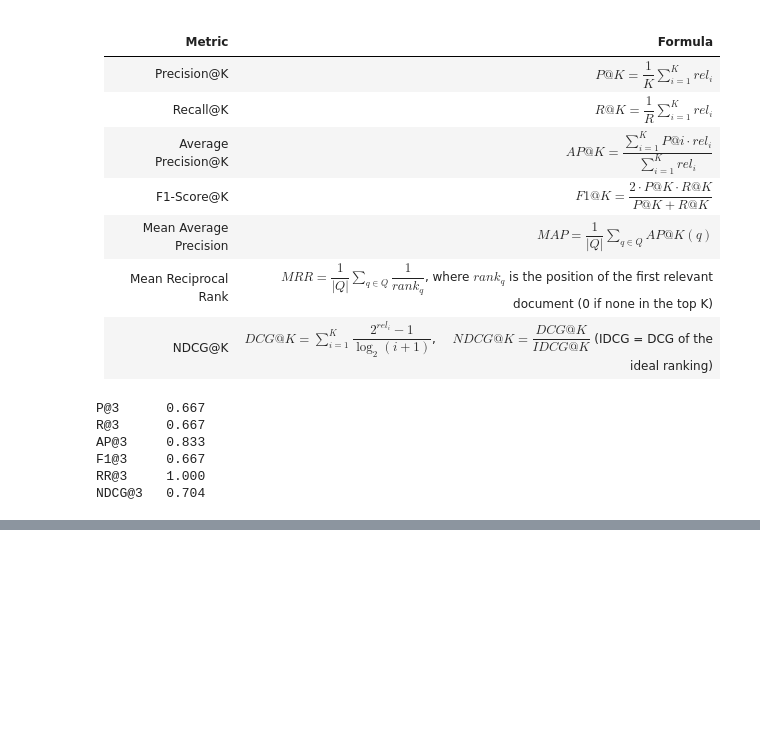
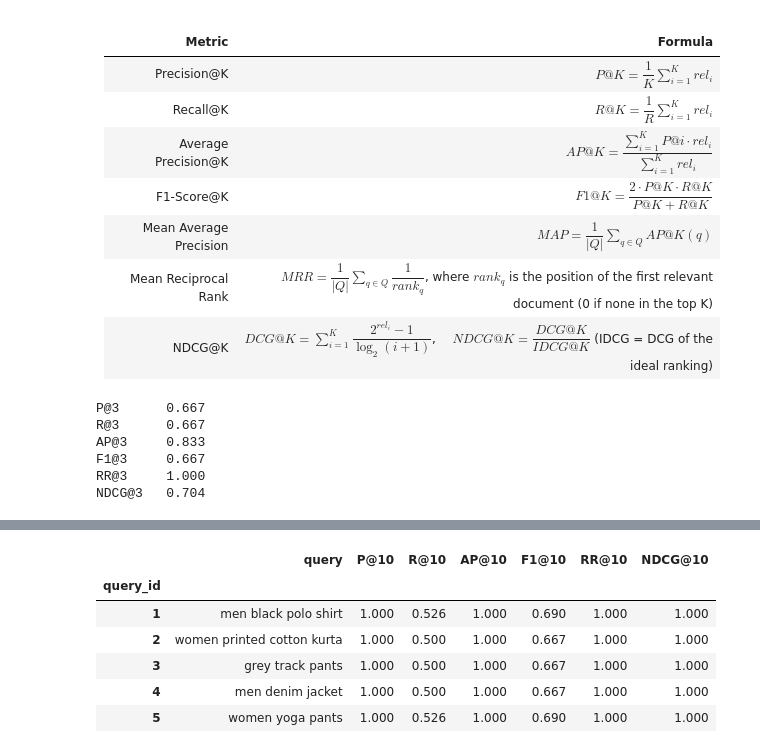
Before and after one commit to Mousemices/R-part1, a Jupyter notebook: project_progress/part_2/02_indexing_evaluation.ipynb, the cells around one changed output, grey strips where cells are left out. Saved outputs shown, nothing was run; the diff lists cells and outputs as text; code cells hidden in the pictures; blank space fills up the shorter version.

Commit message:
Part 2: Evaluation

```diff
--- a/project_progress/part_2/02_indexing_evaluation.ipynb
+++ b/project_progress/part_2/02_indexing_evaluation.ipynb
@@ -543,0 +566,14 @@ NDCG@3   0.704
+# %%
+validation_queries = {
+    1: "women full sleeve sweatshirt cotton",
+    2: "men slim jeans blue"
+}
+# %%
+validation_path = ROOT_DIR / "data" / "validation_labels.csv"
+
+validation = pd.read_csv(validation_path)
+
+print("Shape:", validation.shape)
+print("Columns:", validation.columns.tolist())
+
+display(validation.head())
@@ -543,0 +702,65 @@ NDCG@3   0.704
+# %%
+labels_df = pd.read_csv("custom_query_labels.csv", dtype={"pid": str})
+
+assert labels_df["labels"].notna().all(), "Some labels are missing."
+assert labels_df["labels"].isin([0, 1]).all(), "Labels must be 0 or 1."
+
+custom_queries = [
+    "men black polo shirt",
+    "women printed cotton kurta",
+    "grey track pants",
+    "men denim jacket",
+    "women yoga pants",
+]
+
+K = 10
+evaluation_results = []
+query_evaluations = []
+
+for query_id, query in enumerate(custom_queries, start=1):
+    query_labels = labels_df[labels_df["query_id"] == query_id].copy()
+    query_labels = query_labels.sort_values("rank")
+
+    assert len(query_labels) > 0, f"No labels for query {query_id}"
+    assert (query_labels["query"] == query).all(), "Query mismatch"
+
+    ranked_results = search_tfidf(query, index, idf)
+    score_lookup = dict(ranked_results)
+
+    y_true = query_labels["labels"].astype(int).to_numpy()
+    y_score = query_labels["pid"].map(score_lookup).to_numpy(dtype=float)
+
+    metrics = evaluate_query(y_true, y_score, k=K)
+
+    evaluation_results.append({
+        "query_id": query_id,
+        "query": query,
+        **metrics
+    })
+
+    query_evaluations.append((y_true, y_score))
+
+map_value, _ = map_at_k(query_evaluations, k=K)
+mrr_value, _ = mrr_at_k(query_evaluations, k=K)
+
+results_df = pd.DataFrame(evaluation_results).set_index("query_id")
+
+display(results_df.style.format({
+    "P@10": "{:.3f}",
+    "R@10": "{:.3f}",
+    "AP@10": "{:.3f}",
+    "F1@10": "{:.3f}",
+    "RR@10": "{:.3f}",
+    "NDCG@10": "{:.3f}",
+}))
+
+print(f"MAP@10: {map_value:.3f}")
+print(f"MRR@10: {mrr_value:.3f}")
+# %% [output]
+|  | query | P@10 | R@10 | AP@10 | F1@10 | RR@10 | NDCG@10 |
+| query_id |  |  |  |  |  |  |  |
+| 1 | men black polo shirt | 1.000 | 0.526 | 1.000 | 0.690 | 1.000 | 1.000 |
+| 2 | women printed cotton kurta | 1.000 | 0.500 | 1.000 | 0.667 | 1.000 | 1.000 |
+| 3 | grey track pants | 1.000 | 0.500 | 1.000 | 0.667 | 1.000 | 1.000 |
+| 4 | men denim jacket | 1.000 | 0.500 | 1.000 | 0.667 | 1.000 | 1.000 |
+| 5 | women yoga pants | 1.000 | 0.526 | 1.000 | 0.690 | 1.000 | 1.000 |
```
Also changed, not shown: parts of 11 cells of this notebook.
